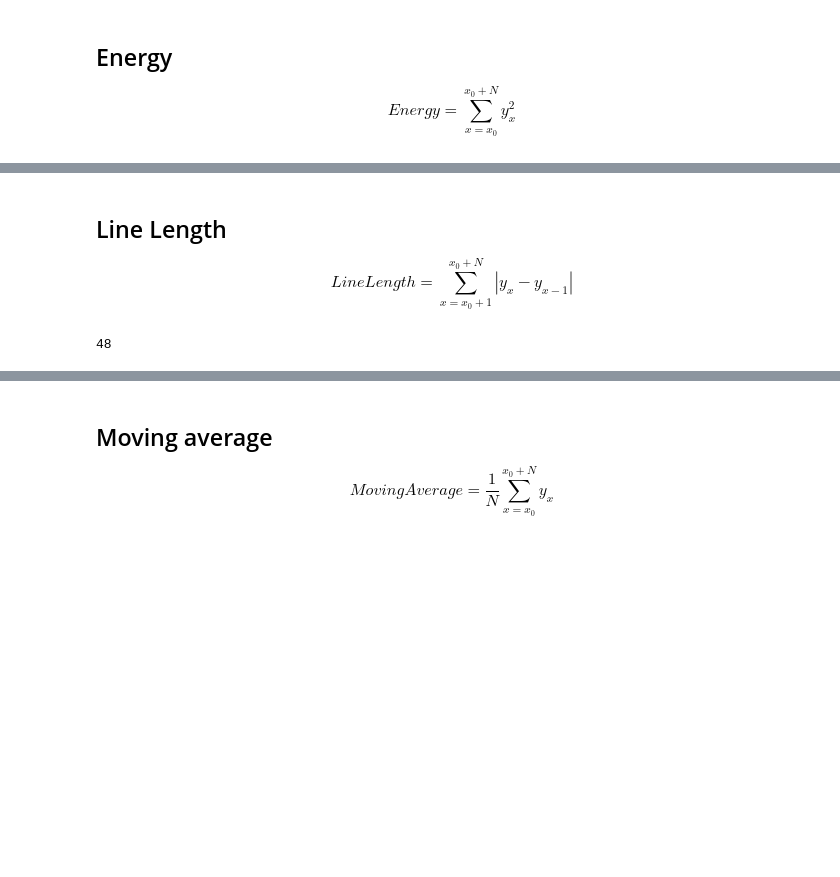
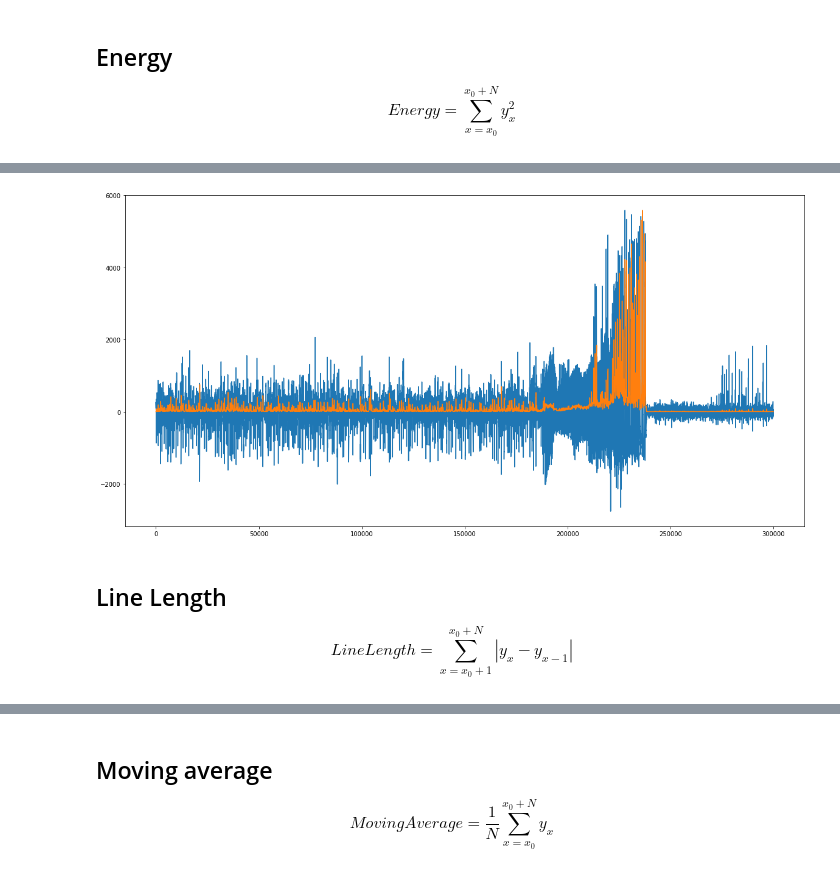
Before and after one commit to sinitame/ieeg-ml-project, a Jupyter notebook: notebooks/implemented_features.ipynb, the cells around one changed output, grey strips where cells are left out. Cells and saved outputs as stored; diff of their text form; code cells hidden in the pictures; blank space fills up the shorter version.

```diff
--- a/notebooks/implemented_features.ipynb
+++ b/notebooks/implemented_features.ipynb
@@ -39,3 +67,11 @@ print(calculate_energy(x))
+# %%
+energy_feature = calculate_feature(eegs, window_size, step_size, calculate_energy, max_power_eeg)
+energy_feature_example = energy_feature[0][1]
+scaled_energy_feature = scale_signal(energy_feature_example, window_size, step_size)
+# %%
+plot_feature(signal, scaled_energy_feature, 0, 300000)
+# %% [output]
+[figure, added]
 # %% [markdown]
 ## Line Length
 $$
@@ -45,7 +81,3 @@ $$
 def calculate_line_length(signal):
     offset_signal = signal[1:].copy()
     return(np.sum(np.abs(offset_signal-signal[:-1])))
-# %%
-print(calculate_line_length(x))
-# %% [output]
-48
```
Also changed, not shown: parts of 45 cells of this notebook.
